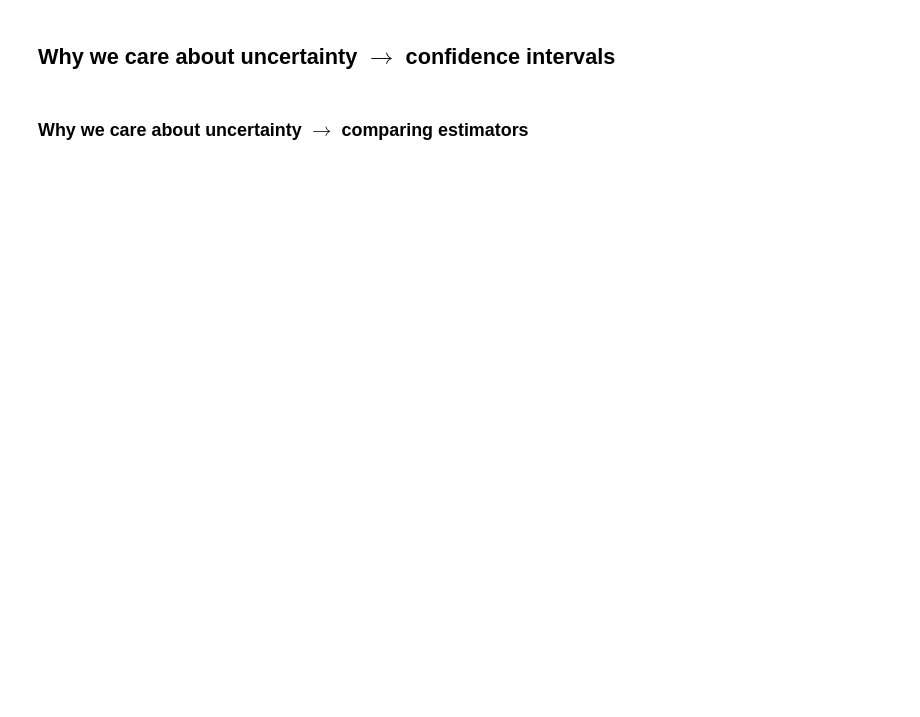
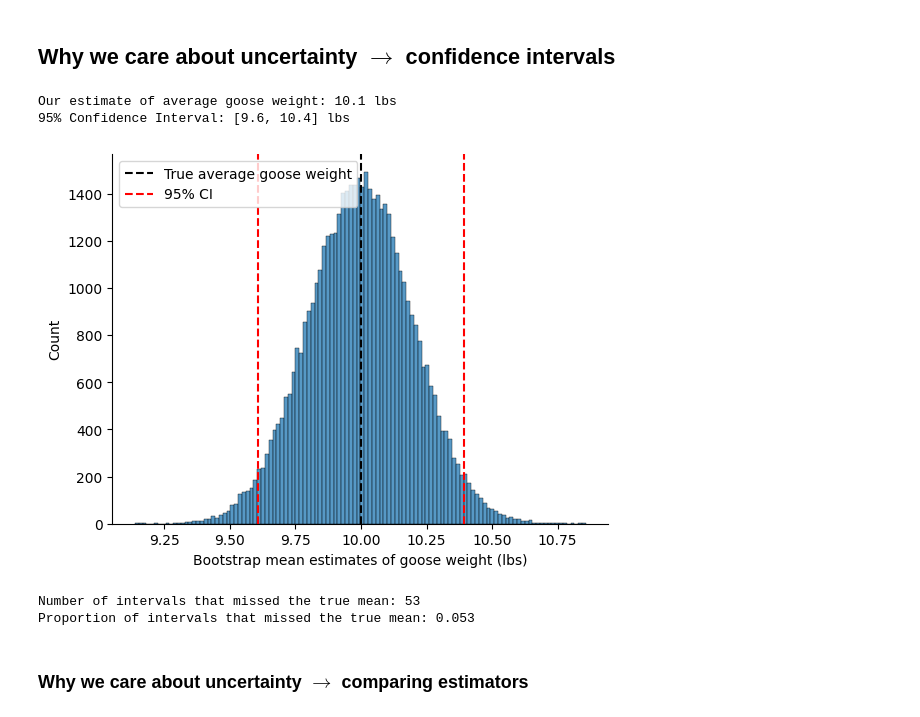
Before and after one commit to comsc341cd/comsc341cd.github.io, a Jupyter notebook: _sources/activities/lec5_live_dry_run.ipynb, the cells around one changed output. Drawn from its saved outputs; the diff is of its cells as text; code cells hidden in the pictures; blank space fills up the shorter version.

```diff
--- a/_sources/activities/lec5_live_dry_run.ipynb
+++ b/_sources/activities/lec5_live_dry_run.ipynb
@@ -137,47 +176,54 @@ true_goose_weight = 10
 goose_weights = rng.normal(loc=true_goose_weight, scale=2, size=n_samples)
 # %%
 
-# lower_ci = np.percentile(bootstrap_means, 2.5)
-# upper_ci = np.percentile(bootstrap_means, 97.5)
+lower_ci = np.percentile(bootstrap_means, 2.5)
+upper_ci = np.percentile(bootstrap_means, 97.5)
 
-# print(f"Our estimate of average goose weight: {mean_estimator(goose_weights):.1f} lbs")
-# print(f"95% Confidence Interval: [{lower_ci:.1f}, {upper_ci:.1f}] lbs")
+print(f"Our estimate of average goose weight: {mean_estimator(goose_weights):.1f} lbs")
+print(f"95% Confidence Interval: [{lower_ci:.1f}, {upper_ci:.1f}] lbs")
 
-# sns.histplot(bootstrap_means)
-# plt.axvline(true_goose_weight, color='black', linestyle='--', label='True average goose weight')
-# plt.axvline(lower_ci, color='red', linestyle='--')
-# plt.axvline(upper_ci, color='red', linestyle='--', label='95% CI')
-# plt.xlabel('Bootstrap mean estimates of goose weight (lbs)')
-# plt.gca().spines['top'].set_visible(False)
-# plt.gca().spines['right'].set_visible(False)
-# plt.legend()
-# plt.show()
+sns.histplot(bootstrap_means)
+plt.axvline(true_goose_weight, color='black', linestyle='--', label='True average goose weight')
+plt.axvline(lower_ci, color='red', linestyle='--')
+plt.axvline(upper_ci, color='red', linestyle='--', label='95% CI')
+plt.xlabel('Bootstrap mean estimates of goose weight (lbs)')
+plt.gca().spines['top'].set_visible(False)
+plt.gca().spines['right'].set_visible(False)
+plt.legend()
+plt.show()
+# %% [output]
+Our estimate of average goose weight: 10.1 lbs
+95% Confidence Interval: [9.6, 10.4] lbs
+[figure, added]
 # %%
 n_bootstraps = 1000
-n_intervals = 500
+n_intervals = 1000
 
 count_missed = 0
 
-# for j in range(n_intervals):
-#     # First draw a new sample from the true distribution
-#     goose_sample = rng.normal(loc=true_goose_weight, scale=2, size=100)
+for j in range(n_intervals):
+    # First draw a new sample from the true distribution
+    goose_sample = rng.normal(loc=true_goose_weight, scale=2, size=100)
 
-#     bootstrap_means = []
-#     for i in range(n_bootstraps):
-#         # Draw bootstrap samples from this sample
-#         bootstrap_sample = rng.choice(goose_sample, size=100, replace=True)
-#         bootstrap_mean = mean_estimator(bootstrap_sample)
-#         bootstrap_means.append(bootstrap_mean)
+    bootstrap_means = []
+    for i in range(n_bootstraps):
+        # Draw bootstrap samples from this sample
+        bootstrap_sample = rng.choice(goose_sample, size=100, replace=True)
+        bootstrap_mean = mean_estimator(bootstrap_sample)
+        bootstrap_means.append(bootstrap_mean)
 
-#     # Compute CI for this sample
-#     lower_ci = np.percentile(bootstrap_means, 2.5)
-#     upper_ci = np.percentile(bootstrap_means, 97.5)
+    # Compute CI for this sample
+    lower_ci = np.percentile(bootstrap_means, 2.5)
+    upper_ci = np.percentile(bootstrap_means, 97.5)
 
-#     if true_goose_weight < lower_ci or true_goose_weight > upper_ci:
-#         count_missed += 1
+    if true_goose_weight < lower_ci or true_goose_weight > upper_ci:
+        count_missed += 1
 
-# print(f"Number of intervals that missed the true mean: {count_missed}")
-# print(f"Proportion of intervals that missed the true mean: {count_missed / n_intervals:.3f}")
+print(f"Number of intervals that missed the true mean: {count_missed}")
+print(f"Proportion of intervals that missed the true mean: {count_missed / n_intervals:.3f}")
+# %% [output]
+Number of intervals that missed the true mean: 53
+Proportion of intervals that missed the true mean: 0.053
 # %% [markdown]
 ### Why we care about uncertainty $\to$ comparing estimators
 # %%
```
Also changed, not shown: parts of 14 cells of this notebook, 11 other files.
